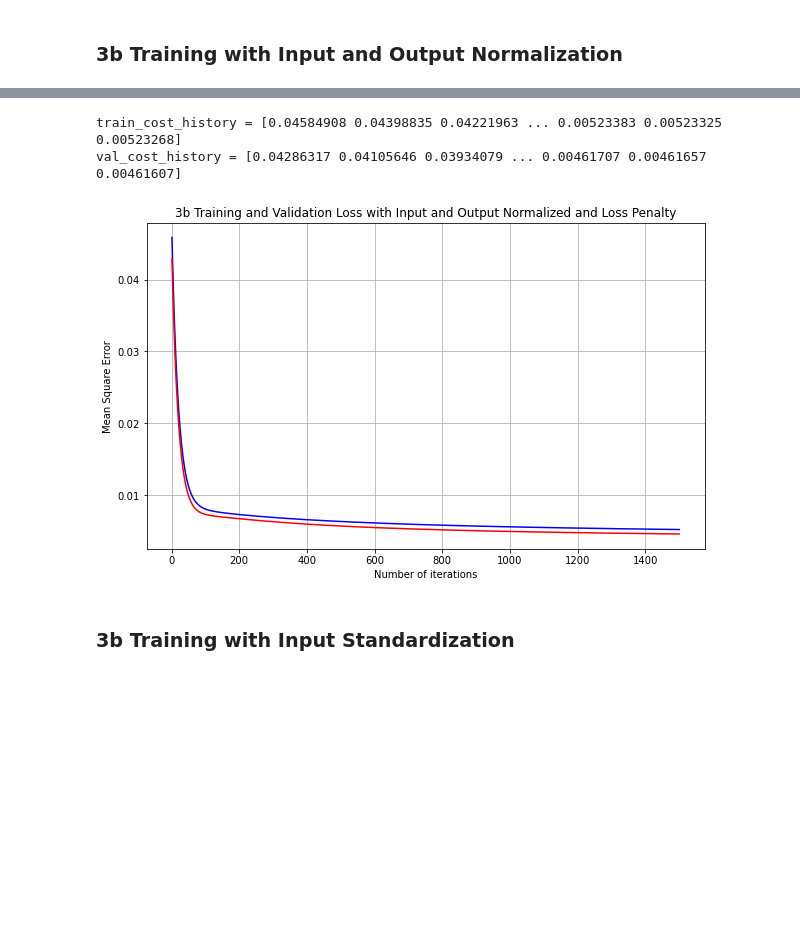
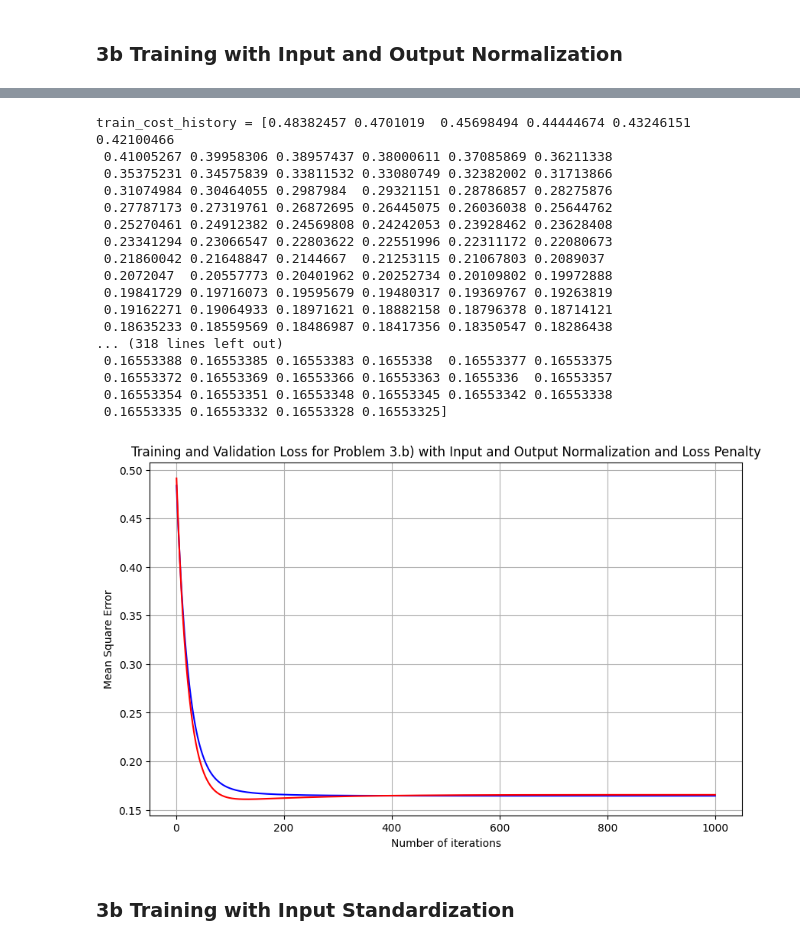
Before and after one commit to mayatahir/ECGR-5105, a Jupyter notebook: homework_2.ipynb, the cells around one changed output, grey strips where cells are left out. Saved outputs shown, nothing was run; the diff lists cells and outputs as text; code cells hidden in the pictures; blank space fills up the shorter version.

```diff
--- a/homework_2.ipynb
+++ b/homework_2.ipynb
@@ -670,12 +670,27 @@ df_split.head()
 # %%
 theta, train_cost_history, val_cost_history = train_model(df_split, 'price' \
     , num_vars \
     , alpha = 0.01, iterations = 1000, lamda = 10)
-plot_loss(train_cost_history, val_cost_history, "3b Training and Validation Loss with Input and Output Normalization and Loss Penalty")
+plot_loss(train_cost_history, val_cost_history, "Training and Validation Loss for Problem 3.b) with Input and Output Normalization and Loss Penalty")
 # %% [output]
-train_cost_history = [0.04584908 0.04398835 0.04221963 ... 0.00523383 0.00523325 0.00523268]
-val_cost_history = [0.04286317 0.04105646 0.03934079 ... 0.00461707 0.00461657 0.00461607]
+train_cost_history = [0.48382457 0.4701019  0.45698494 0.44444674 0.43246151 0.42100466
+ 0.41005267 0.39958306 0.38957437 0.38000611 0.37085869 0.36211338
+ 0.35375231 0.34575839 0.33811532 0.33080749 0.32382002 0.31713866
+ 0.31074984 0.30464055 0.2987984  0.29321151 0.28786857 0.28275876
+ 0.27787173 0.27319761 0.26872695 0.26445075 0.26036038 0.25644762
+ 0.25270461 0.24912382 0.24569808 0.24242053 0.23928462 0.23628408
+ 0.23341294 0.23066547 0.22803622 0.22551996 0.22311172 0.22080673
+ 0.21860042 0.21648847 0.2144667  0.21253115 0.21067803 0.2089037
+ 0.2072047  0.20557773 0.20401962 0.20252734 0.20109802 0.19972888
+ 0.19841729 0.19716073 0.19595679 0.19480317 0.19369767 0.19263819
+ 0.19162271 0.19064933 0.18971621 0.18882158 0.18796378 0.18714121
+ 0.18635233 0.18559569 0.18486987 0.18417356 0.18350547 0.18286438
+... (318 lines left out)
+ 0.16553388 0.16553385 0.16553383 0.1655338  0.16553377 0.16553375
+ 0.16553372 0.16553369 0.16553366 0.16553363 0.1655336  0.16553357
+ 0.16553354 0.16553351 0.16553348 0.16553345 0.16553342 0.16553338
+ 0.16553335 0.16553332 0.16553328 0.16553325]
-[figure, old version]
+[figure, new version]
 # %% [markdown]
 ### 3b Training with Input Standardization
 # %%
```
Also changed, not shown: parts of 4 cells of this notebook.
